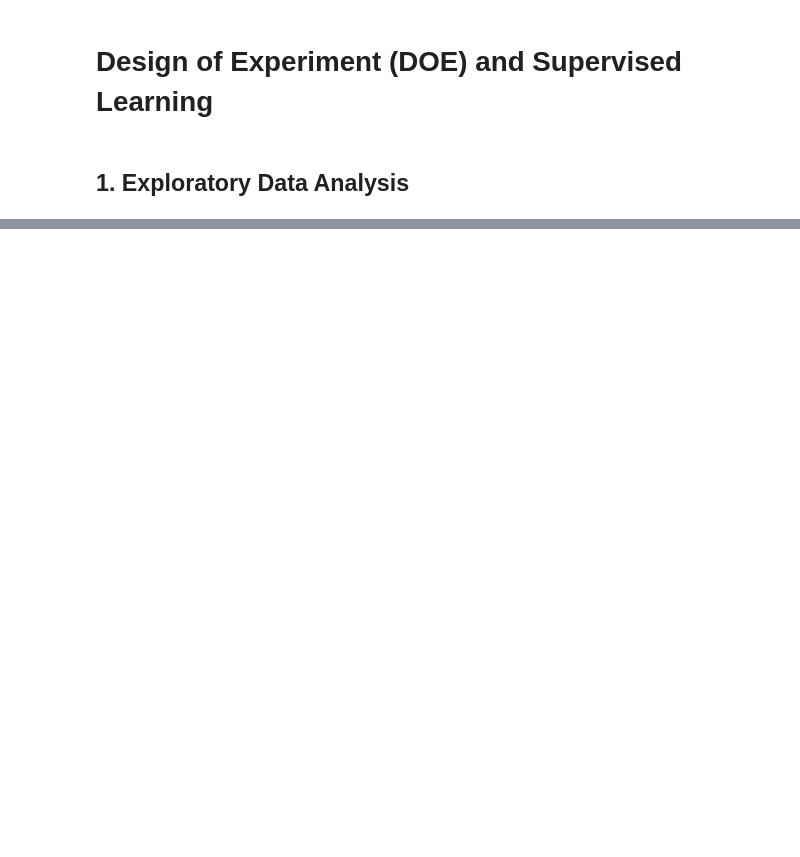
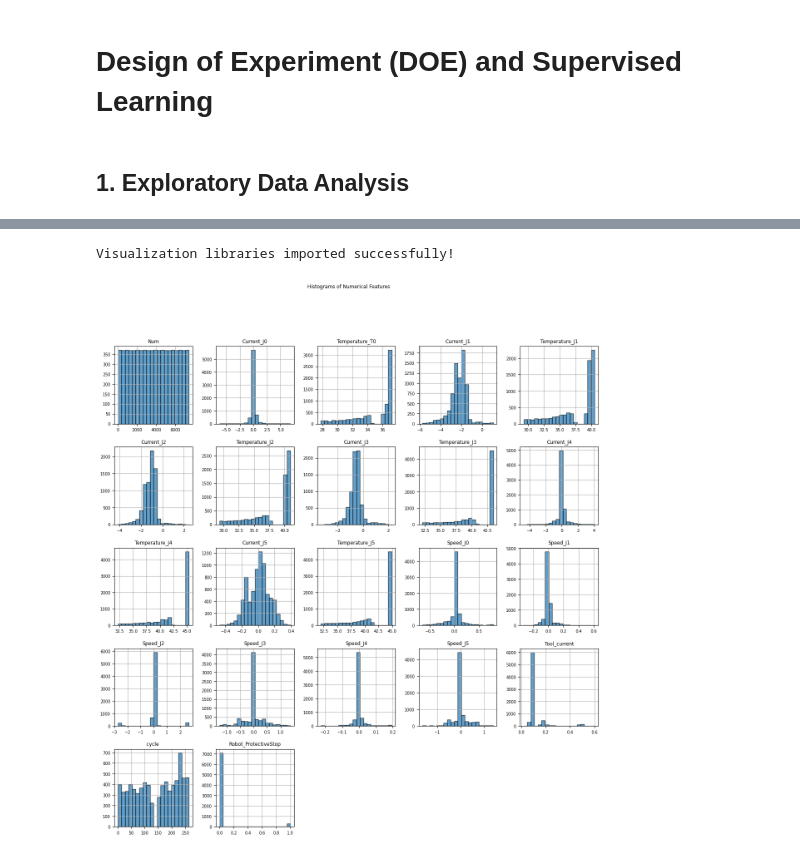
Before and after one commit to karolyangqian/seleksi-lab-ai-2025, a Jupyter notebook: src/doe.ipynb, the cells around one changed output, grey strips where cells are left out. Drawn from its saved outputs; the diff is of its cells as text; code cells hidden in the pictures; blank space fills up the shorter version.

```diff
--- a/src/doe.ipynb
+++ b/src/doe.ipynb
@@ -2,9 +2,10 @@
 # Design of Experiment (DOE) and Supervised Learning
 # %%
 import pandas as pd
+import numpy as np
 import os
 
 csv_path = os.path.join('..', 'dataset', 'dataset_ur3_cobotops.csv')
-data = pd.read_csv(csv_path)
+df = pd.read_csv(csv_path)
 # %% [markdown]
 ## 1. Exploratory Data Analysis
@@ -160,11 +11,0 @@ Name: count, Length: 7409, dtype: int64
-# %%
-import matplotlib.pyplot as plt
-import seaborn as sns
-import numpy as np
-from scipy import stats
-
-plt.style.use('default')
-sns.set_palette("husl")
-plt.rcParams['figure.figsize'] = (12, 6)
-plt.rcParams['font.size'] = 10
-print('Visualization libraries imported successfully!')
@@ -406,0 +131,18 @@ Highly Correlated Feature Pairs (|correlation| > 0.7):
+# %%
+import matplotlib.pyplot as plt
+import seaborn as sns
+import numpy as np
+from scipy import stats
+
+plt.style.use('default')
+plt.rcParams['figure.figsize'] = (12, 6)
+plt.rcParams['font.size'] = 7
+print('Visualization libraries imported successfully!')
+# %% [output]
+Visualization libraries imported successfully!
+# %%
+df.hist(bins=20, figsize=(15, 15), edgecolor='black', alpha=0.7)
+plt.suptitle('Histograms of Numerical Features')
+plt.show()
+# %% [output]
+[figure, added]
```
Also changed, not shown: parts of 39 cells of this notebook, 3 other files.
